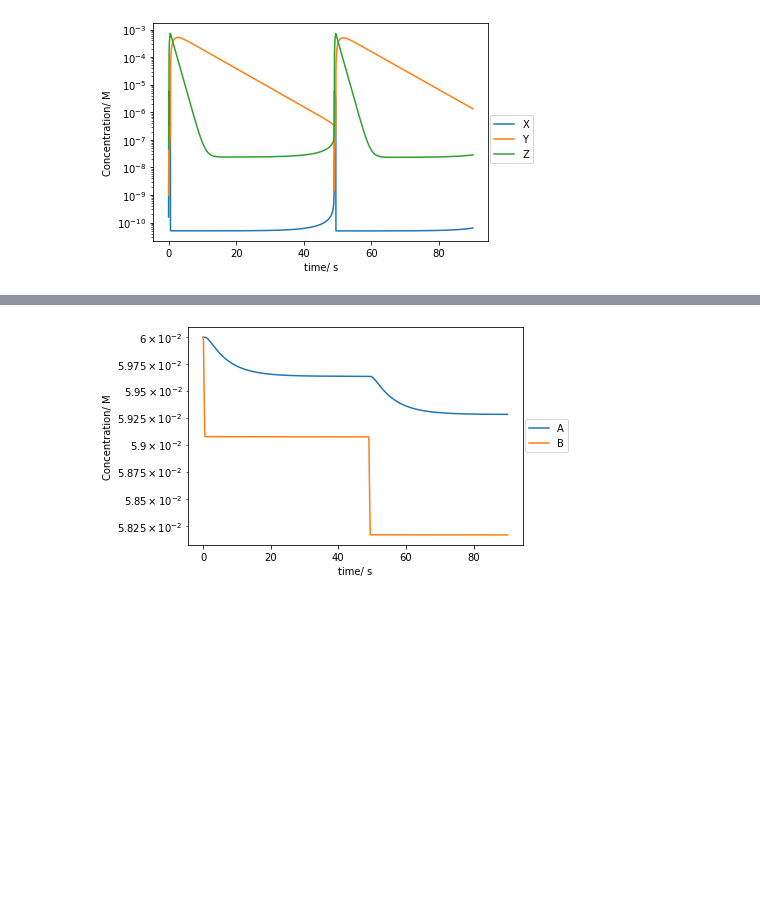
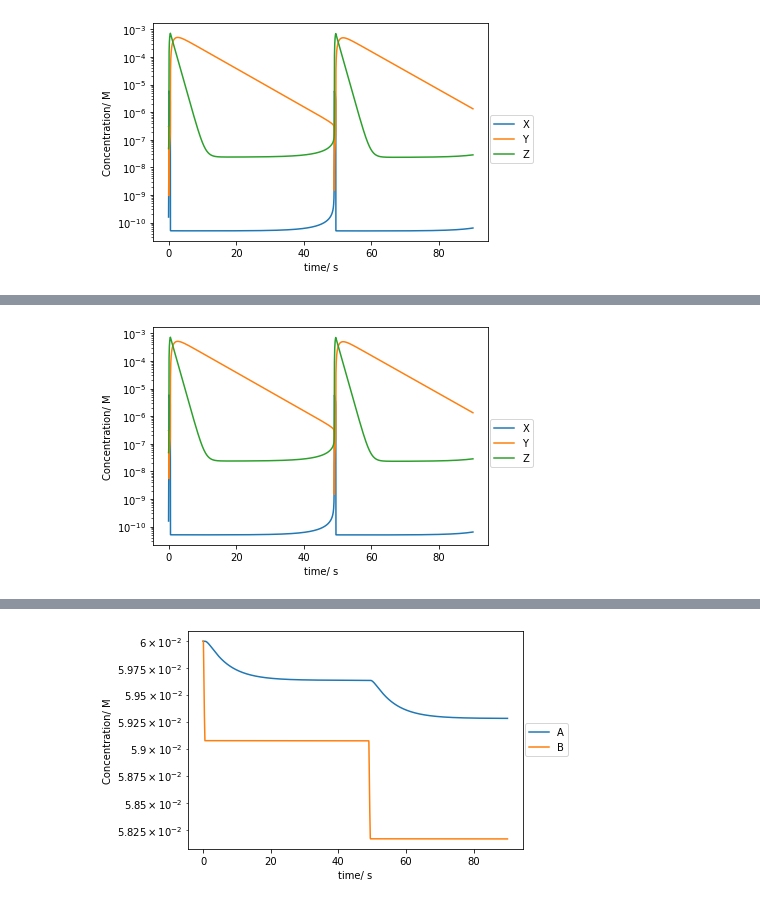
Before and after one commit to KGrewal1/ChemIITools, a Jupyter notebook: nbs/02_Kinetics.ipynb, the cells around one changed output, grey strips where cells are left out. Saved outputs shown, nothing was run; the diff lists cells and outputs as text; code cells hidden in the pictures; blank space fills up the shorter version.

```diff
--- a/nbs/02_Kinetics.ipynb
+++ b/nbs/02_Kinetics.ipynb
@@ -272,0 +290,11 @@ As, Bs, Xs, Ys, Zs, Ps, Qs = conc_t
+# %%
+plt.plot(t[::10000],Xs[::10000],label='X')
+plt.plot(t[::10000],Ys[::10000],label='Y')
+plt.plot(t[::10000],Zs[::10000],label='Z')
+plt.yscale('log')
+plt.xlabel('time/ s')
+plt.ylabel('Concentration/ M')
+plt.legend(bbox_to_anchor =(1.15, 0.6))
+plt.show()
+# %% [output]
+[figure, added]
```
Also changed, not shown: parts of 10 cells of this notebook, 6 other files.
